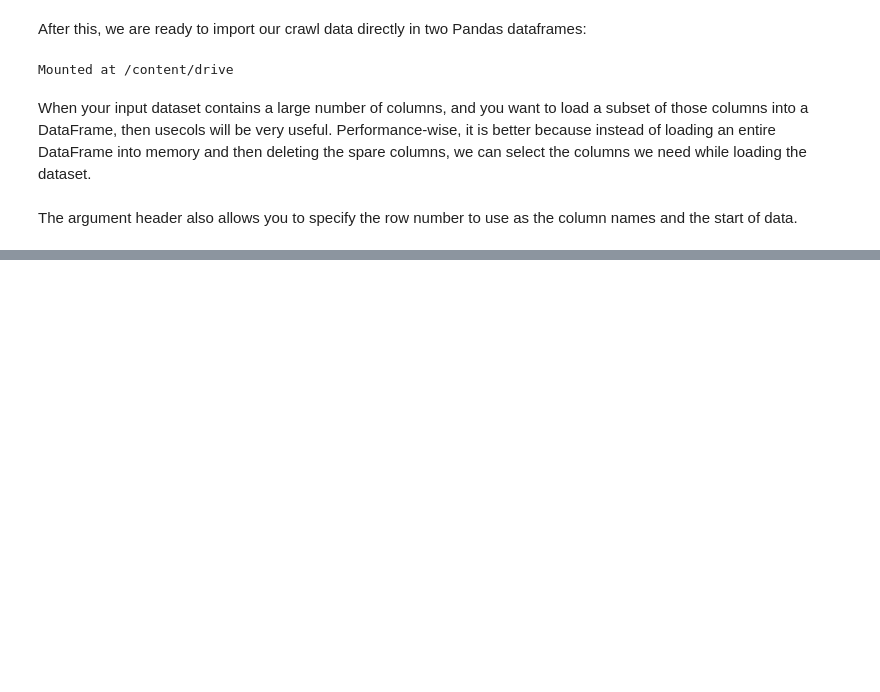
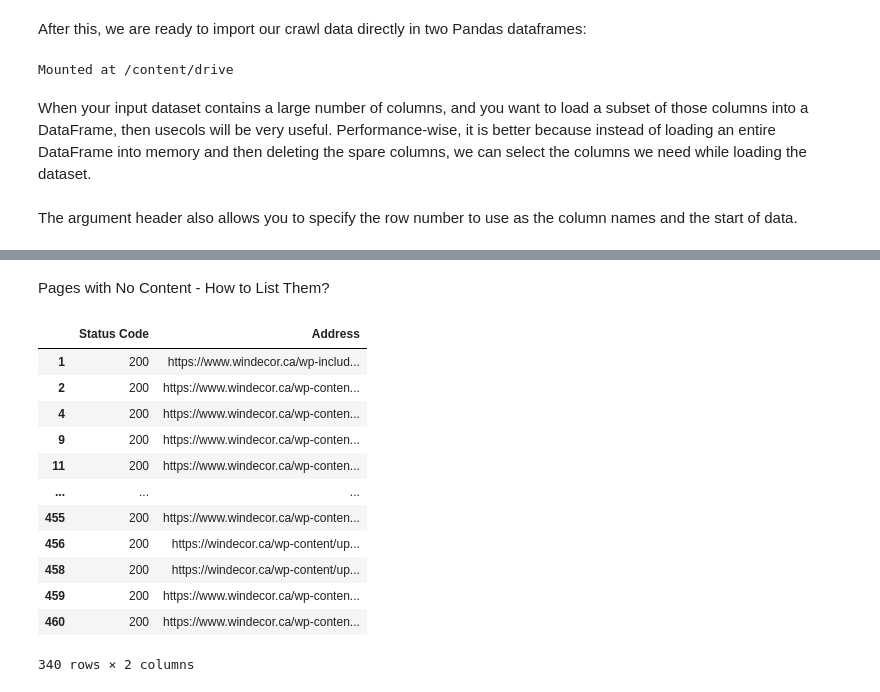
Before and after one commit to Rahul-YYC/CrawlScreamingFrogPandas, a Jupyter notebook: CrawlDataIntoPandas.ipynb, the cells around one changed output, grey strips where cells are left out. Saved outputs shown, nothing was run; the diff lists cells and outputs as text; code cells hidden in the pictures; blank space fills up the shorter version.

```diff
--- a/CrawlDataIntoPandas.ipynb
+++ b/CrawlDataIntoPandas.ipynb
@@ -50,0 +189,20 @@ Analyze a little with the data. Let's count URLs per Status Code:
+# %% [markdown]
+Pages with No Content - How to List Them?
+# %%
+no_content_df=df[(df['Status Code'] == 200) & (df['Word Count'] == 0 ) ]
+
+no_content_df[['Status Code', 'Address']]
+# %% [output]
+|  | Status Code | Address |
+| 1 | 200 | https://www.windecor.ca/wp-includ... |
+| 2 | 200 | https://www.windecor.ca/wp-conten... |
+| 4 | 200 | https://www.windecor.ca/wp-conten... |
+| 9 | 200 | https://www.windecor.ca/wp-conten... |
+| 11 | 200 | https://www.windecor.ca/wp-conten... |
+| ... | ... | ... |
+| 455 | 200 | https://www.windecor.ca/wp-conten... |
+| 456 | 200 | https://windecor.ca/wp-content/up... |
+| 458 | 200 | https://windecor.ca/wp-content/up... |
+| 459 | 200 | https://www.windecor.ca/wp-conten... |
+| 460 | 200 | https://www.windecor.ca/wp-conten... |
+340 rows × 2 columns
```
Also changed, not shown: parts of 24 cells of this notebook.
